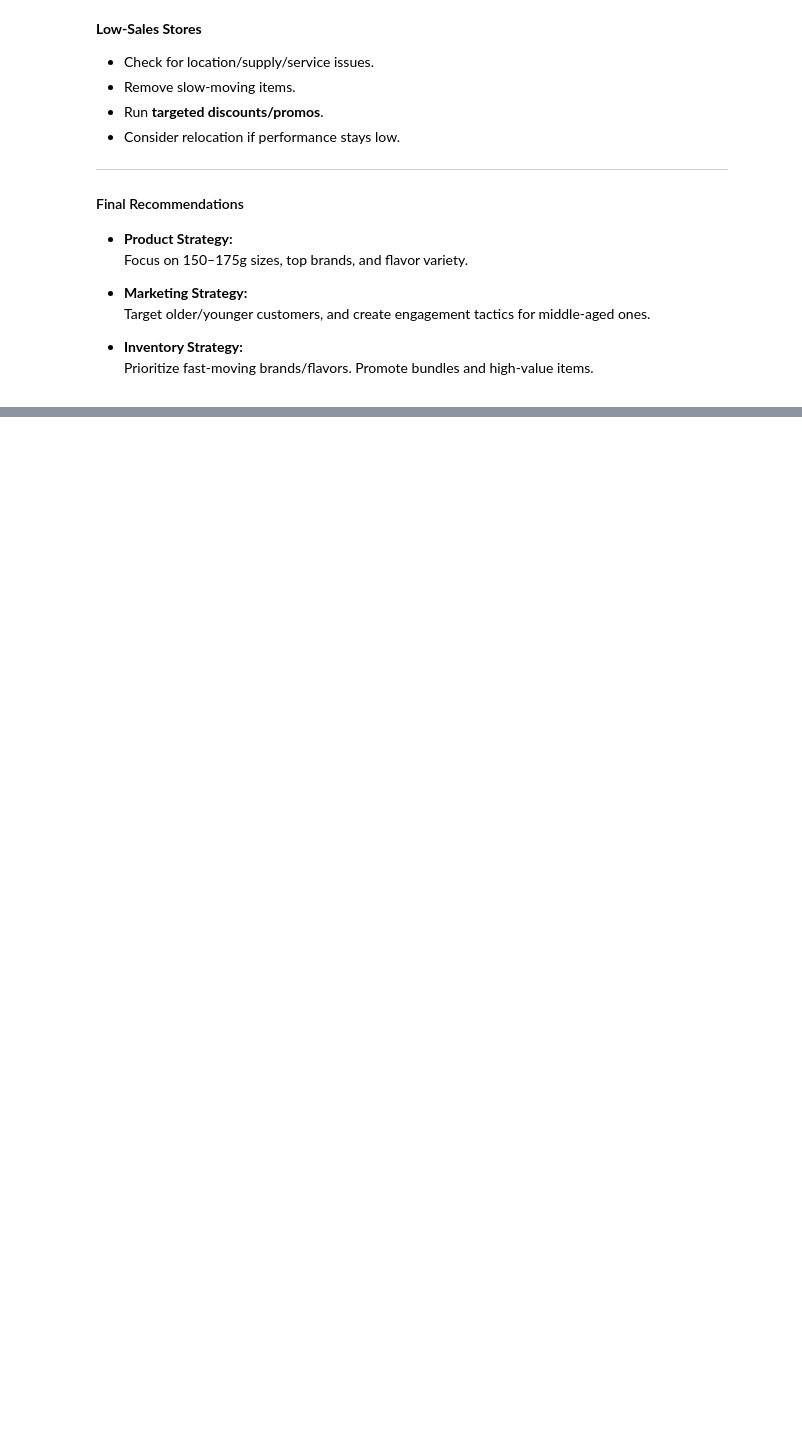
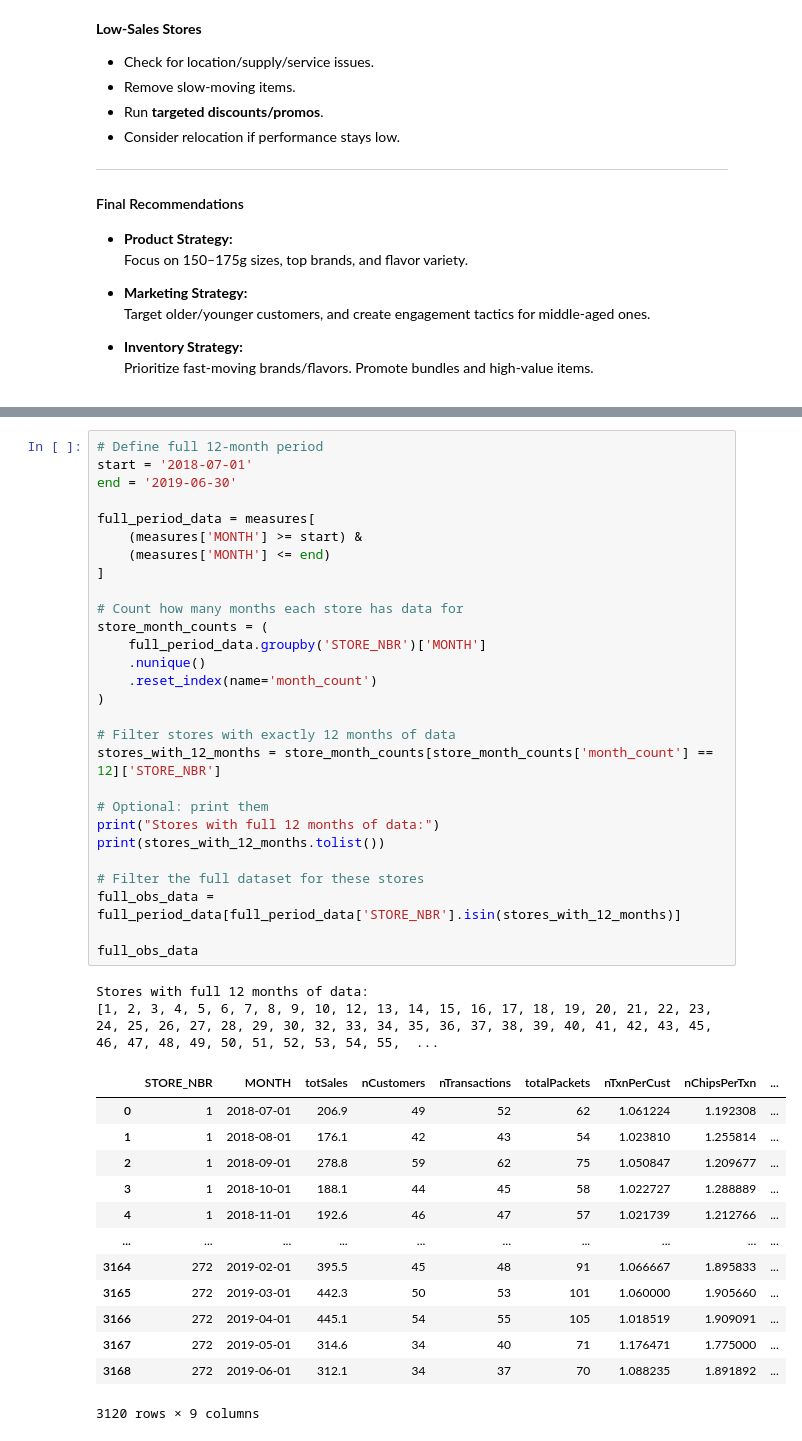
Before and after one commit to Shrashtichouhan14/CustomerSegmentation, a Jupyter notebook: Code/Analysis.ipynb, the cells around one changed output, grey strips where cells are left out. Cells and saved outputs as stored; diff of their text form; blank space fills up the shorter version.

```diff
--- a/Code/Analysis.ipynb
+++ b/Code/Analysis.ipynb
@@ -2044,0 +2130,44 @@ Focus marketing on older/younger adults. Develop strategies to attract middle-ag
+# %%
+# Define full 12-month period
+start = '2018-07-01'
+end = '2019-06-30'
+
+full_period_data = measures[
+    (measures['MONTH'] >= start) &
+    (measures['MONTH'] <= end)
+]
+
+# Count how many months each store has data for
+store_month_counts = (
+    full_period_data.groupby('STORE_NBR')['MONTH']
+    .nunique()
+    .reset_index(name='month_count')
+)
+
+# Filter stores with exactly 12 months of data
+stores_with_12_months = store_month_counts[store_month_counts['month_count'] == 12]['STORE_NBR']
+
+# Optional: print them
+print("Stores with full 12 months of data:")
+print(stores_with_12_months.tolist())
+
+# Filter the full dataset for these stores
+full_obs_data = full_period_data[full_period_data['STORE_NBR'].isin(stores_with_12_months)]
+
+full_obs_data
+# %% [output]
+Stores with full 12 months of data:
+[1, 2, 3, 4, 5, 6, 7, 8, 9, 10, 12, 13, 14, 15, 16, 17, 18, 19, 20, 21, 22, 23, 24, 25, 26, 27, 28, 29, 30, 32, 33, 34, 35, 36, 37, 38, 39, 40, 41, 42, 43, 45, 46, 47, 48, 49, 50, 51, 52, 53, 54, 55,  ...
+|  | STORE_NBR | MONTH | totSales | nCustomers | nTransactions | totalPackets | nTxnPerCust | nChipsPerTxn | ... |
+| 0 | 1 | 2018-07-01 | 206.9 | 49 | 52 | 62 | 1.061224 | 1.192308 | ... |
+| 1 | 1 | 2018-08-01 | 176.1 | 42 | 43 | 54 | 1.023810 | 1.255814 | ... |
+| 2 | 1 | 2018-09-01 | 278.8 | 59 | 62 | 75 | 1.050847 | 1.209677 | ... |
+| 3 | 1 | 2018-10-01 | 188.1 | 44 | 45 | 58 | 1.022727 | 1.288889 | ... |
+| 4 | 1 | 2018-11-01 | 192.6 | 46 | 47 | 57 | 1.021739 | 1.212766 | ... |
+| ... | ... | ... | ... | ... | ... | ... | ... | ... | ... |
+| 3164 | 272 | 2019-02-01 | 395.5 | 45 | 48 | 91 | 1.066667 | 1.895833 | ... |
+| 3165 | 272 | 2019-03-01 | 442.3 | 50 | 53 | 101 | 1.060000 | 1.905660 | ... |
+| 3166 | 272 | 2019-04-01 | 445.1 | 54 | 55 | 105 | 1.018519 | 1.909091 | ... |
+| 3167 | 272 | 2019-05-01 | 314.6 | 34 | 40 | 71 | 1.176471 | 1.775000 | ... |
+| 3168 | 272 | 2019-06-01 | 312.1 | 34 | 37 | 70 | 1.088235 | 1.891892 | ... |
+3120 rows × 9 columns
```
Also changed, not shown: parts of 33 cells of this notebook, 2 other files.
